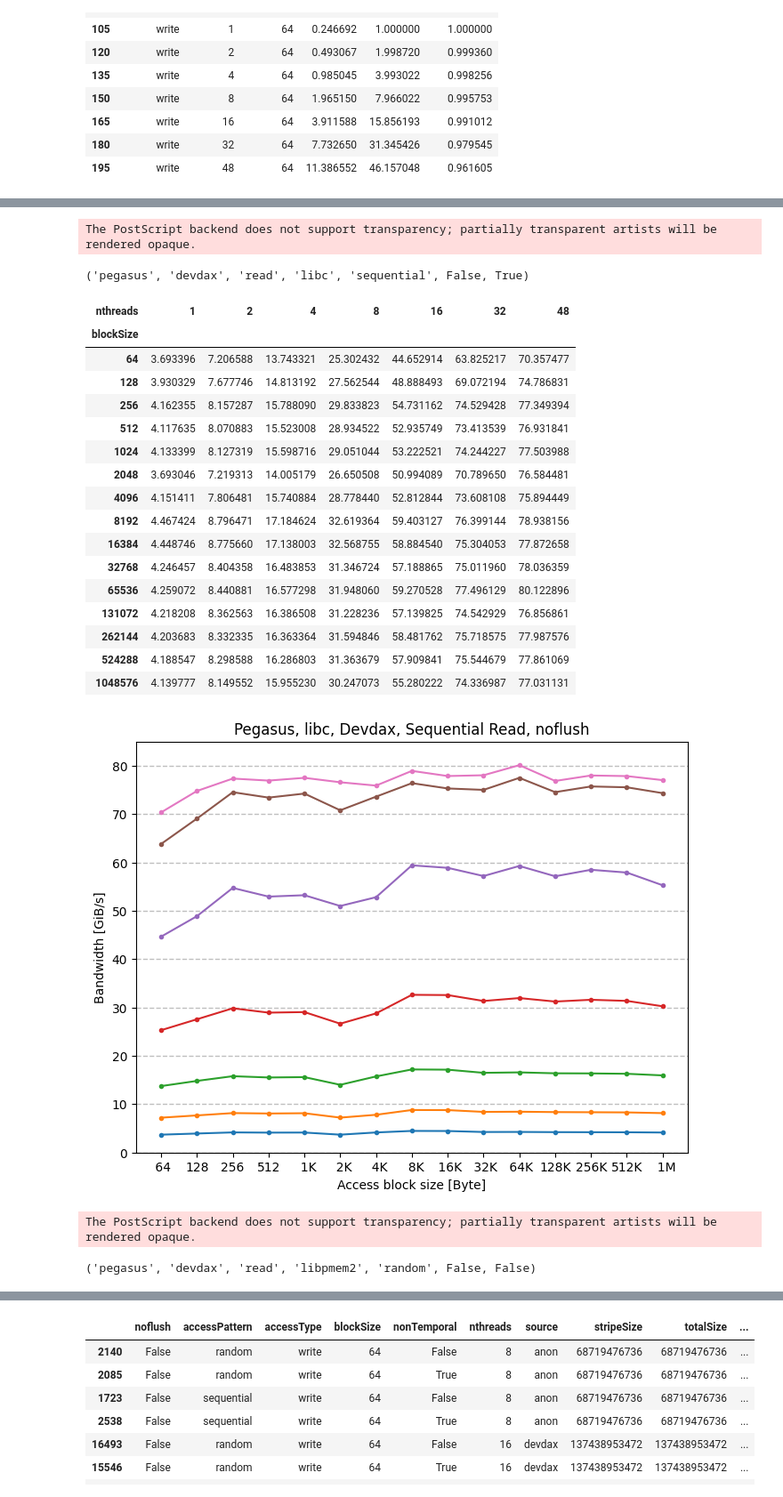
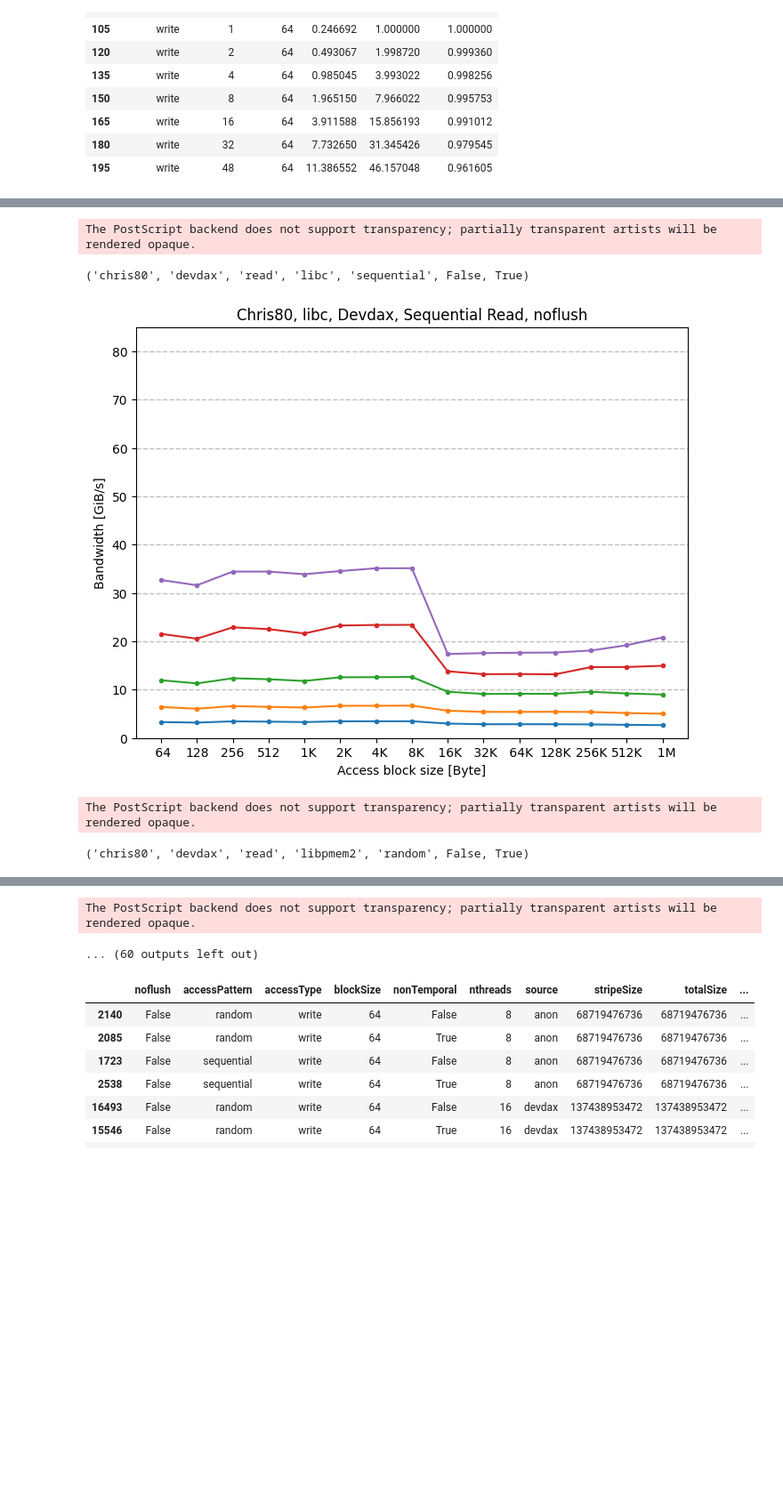
Before and after one commit to range3/pmembench, a Jupyter notebook: eval/plot/pmem2bench.ipynb, the cells around one changed output, grey strips where cells are left out. Shown at 89% size. Saved outputs shown, nothing was run; the diff lists cells and outputs as text; code cells hidden in the pictures; blank space fills up the shorter version.

```diff
--- a/eval/plot/pmem2bench.ipynb
+++ b/eval/plot/pmem2bench.ipynb
@@ -192,13 +192,13 @@ df = grouper.max().reset_index()
 
 ymax = df.groupby(["accessType"]).max()["byte_per_sec"].apply(lambda x: x / 2**30).apply(lambda x: x + -x % 5).astype('int').to_dict()
 
-for idx, df_sub in df.query("platform == 'pegasus' and source == 'devdax'").groupby(["platform", "source", "accessType", "api", "accessPattern", "nonTemporal", "noflush"]):
+for idx, df_sub in df.query("source == 'devdax' and not (accessType == 'read' and noflush == False)").groupby(["platform", "source", "accessType", "api", "accessPattern", "nonTemporal", "noflush"]):
     print(idx)
     platform, source, access_type, api, access_pattern, is_nt, is_noflush = idx
     # display(df_sub)
     df_sub["GiB/s"] = df_sub["byte_per_sec"] / 2**30
     df_plot = df_sub.pivot(index="blockSize", columns="nthreads", values="GiB/s")
-    display(df_plot)
+    # display(df_plot)
 
     fig = plt.figure(figsize=(8,6), dpi=100)
     fig.patch.set_alpha(1)
@@ -256,22 +239,5 @@ for idx, df_sub in df.query("platform == 'pegasus' and source == 'devdax'").grou
 The PostScript backend does not support transparency; partially transparent artists will be rendered opaque.
-('pegasus', 'devdax', 'read', 'libc', 'sequential', False, True)
+('chris80', 'devdax', 'read', 'libc', 'sequential', False, True)
-| nthreads | 1 | 2 | 4 | 8 | 16 | 32 | 48 |
-| blockSize |  |  |  |  |  |  |  |
-| 64 | 3.693396 | 7.206588 | 13.743321 | 25.302432 | 44.652914 | 63.825217 | 70.357477 |
-| 128 | 3.930329 | 7.677746 | 14.813192 | 27.562544 | 48.888493 | 69.072194 | 74.786831 |
-| 256 | 4.162355 | 8.157287 | 15.788090 | 29.833823 | 54.731162 | 74.529428 | 77.349394 |
-| 512 | 4.117635 | 8.070883 | 15.523008 | 28.934522 | 52.935749 | 73.413539 | 76.931841 |
-| 1024 | 4.133399 | 8.127319 | 15.598716 | 29.051044 | 53.222521 | 74.244227 | 77.503988 |
-| 2048 | 3.693046 | 7.219313 | 14.005179 | 26.650508 | 50.994089 | 70.789650 | 76.584481 |
-| 4096 | 4.151411 | 7.806481 | 15.740884 | 28.778440 | 52.812844 | 73.608108 | 75.894449 |
-| 8192 | 4.467424 | 8.796471 | 17.184624 | 32.619364 | 59.403127 | 76.399144 | 78.938156 |
-| 16384 | 4.448746 | 8.775660 | 17.138003 | 32.568755 | 58.884540 | 75.304053 | 77.872658 |
-| 32768 | 4.246457 | 8.404358 | 16.483853 | 31.346724 | 57.188865 | 75.011960 | 78.036359 |
-| 65536 | 4.259072 | 8.440881 | 16.577298 | 31.948060 | 59.270528 | 77.496129 | 80.122896 |
-| 131072 | 4.218208 | 8.362563 | 16.386508 | 31.228236 | 57.139825 | 74.542929 | 76.856861 |
-| 262144 | 4.203683 | 8.332335 | 16.363364 | 31.594846 | 58.481762 | 75.718575 | 77.987576 |
-| 524288 | 4.188547 | 8.298588 | 16.286803 | 31.363679 | 57.909841 | 75.544679 | 77.861069 |
-| 1048576 | 4.139777 | 8.149552 | 15.955230 | 30.247073 | 55.280222 | 74.336987 | 77.031131 |
-[figure, old version]
+[figure, new version]
 The PostScript backend does not support transparency; partially transparent artists will be rendered opaque.
-('pegasus', 'devdax', 'read', 'libpmem2', 'random', False, False)
+('chris80', 'devdax', 'read', 'libpmem2', 'random', False, True)
@@ -298,3 +248,5 @@ The PostScript backend does not support transparency; partially transparent arti
+The PostScript backend does not support transparency; partially transparent artists will be rendered opaque.
+... (60 outputs left out)
 # %%
 # pegasus upto 16 threads
 df = df_src.query("platform == 'pegasus' and nthreads<=16").drop(["path", "granularity", "set-affinity", "addr", "success"], axis=1)
```
Also changed, not shown: parts of 1 cell of this notebook, 42 other files.
